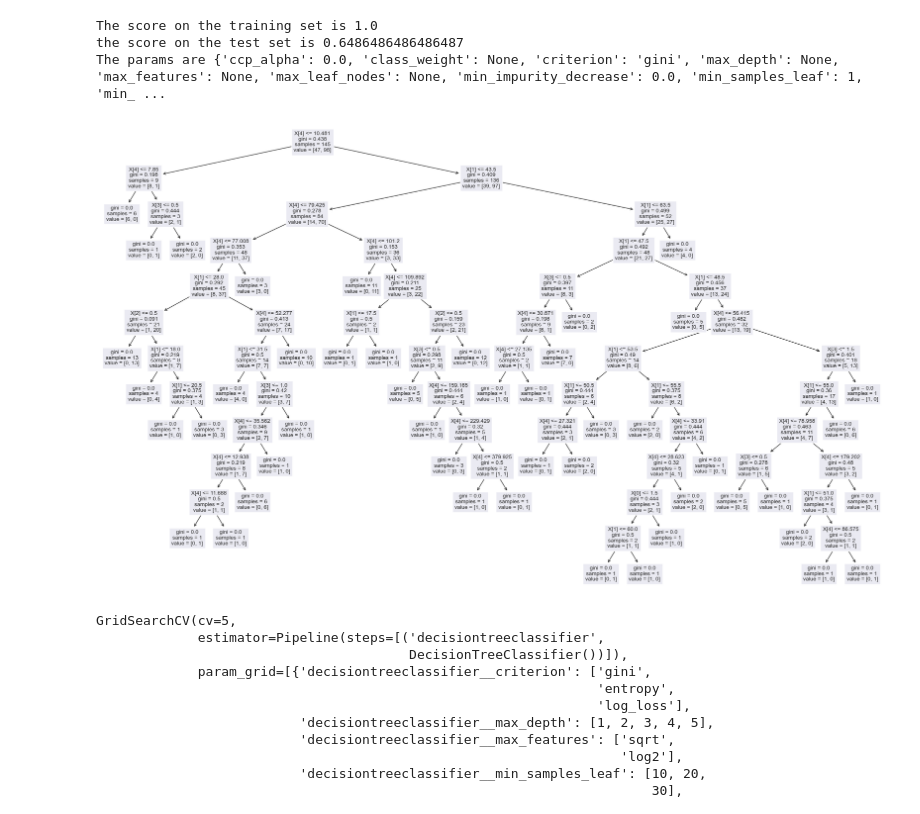
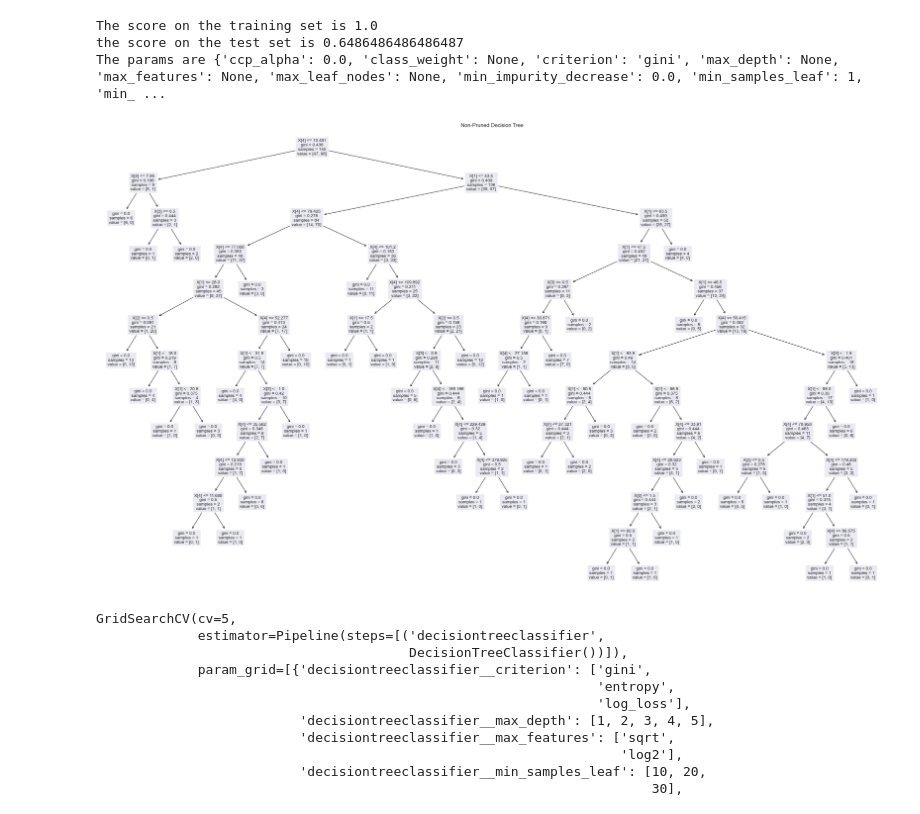
Before and after one commit to treycleary/hw8, a Jupyter notebook: scratch.ipynb, the cells around one changed output. Saved outputs shown, nothing was run; the diff lists cells and outputs as text; code cells hidden in the pictures.

```diff
--- a/scratch.ipynb
+++ b/scratch.ipynb
@@ -75,9 +77,11 @@ The params are {'ccp_alpha': 0.0, 'class_weight': None, 'criterion': 'gini', 'ma
 # %%
 plt.figure(figsize = (25,15))
 tree.plot_tree(clf)
+plt.title("Non-Pruned Decision Tree")
+plt.tight_layout()
 plt.show()
 # %% [output]
-[figure, old version]
+[figure, new version]
 # %%
 pipeline = make_pipeline(tree.DecisionTreeClassifier())
 tuned_parameters = [{'decisiontreeclassifier__max_depth': [1, 2, 3, 4, 5],
```
Also changed, not shown: parts of 4 cells of this notebook, 1 other file.
